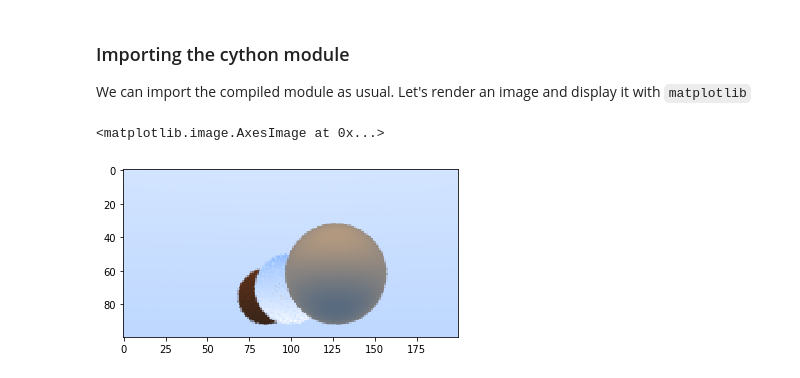
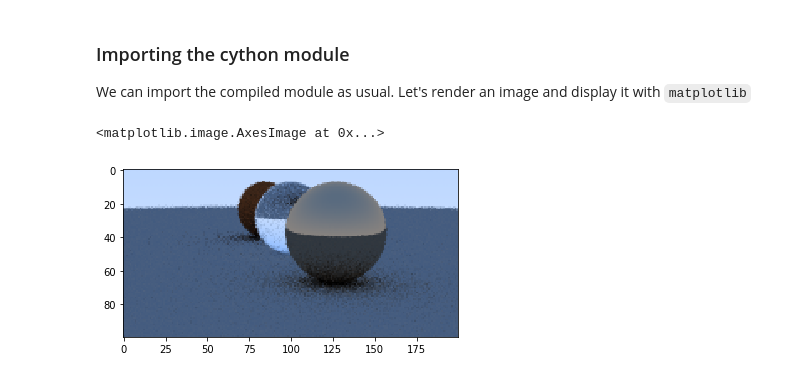
Before and after one commit to Oktosha/ray-tracing, a Jupyter notebook: src/example.ipynb, the cells around one changed output. Cells and saved outputs as stored; diff of their text form; code cells hidden in the pictures.

```diff
--- a/src/example.ipynb
+++ b/src/example.ipynb
@@ -44,39 +44,55 @@ camera = {
     "focus_distance": 10
 }
 
-world = [
+world = []
+
+#floor
+world.append(
+    {
+        "type": "sphere",
+        "center": (0, -1000, 0),
+        "radius": 1000,
+        "material": {
+            "type": "lambertian",
+            "albedo": (0.5, 0.5, 0.5)
+        }
+    }
+)
+
+# three big spheres
+world.extend([
     {
         "type": "sphere",
         "center": (0, 1, 0),
         "radius": 1.0,
         "material": {
             "type": "dielectric",
             "ref_idx": 1.5
         }
     },
     {
         "type": "sphere",
         "center": (-4, 1, 0),
         "radius": 1.0,
         "material": {
             "type": "lambertian",
             "albedo": (0.4, 0.2, 0.1)
         }
     },
     {
         "type": "sphere",
         "center": (4, 1, 0),
         "radius": 1.0,
         "material": {
             "type": "metal",
             "albedo": (0.7, 0.6, 0.5),
             "fuzz": 0
         }
     }
-]
+])
 
 image = raytracing.render(world, camera, 100, 200)
 plt.imshow(image)
 # %% [output]
 <matplotlib.image.AxesImage at 0x...>
-[figure, old version]
+[figure, new version]
```
Also changed, not shown: 1 other file.
